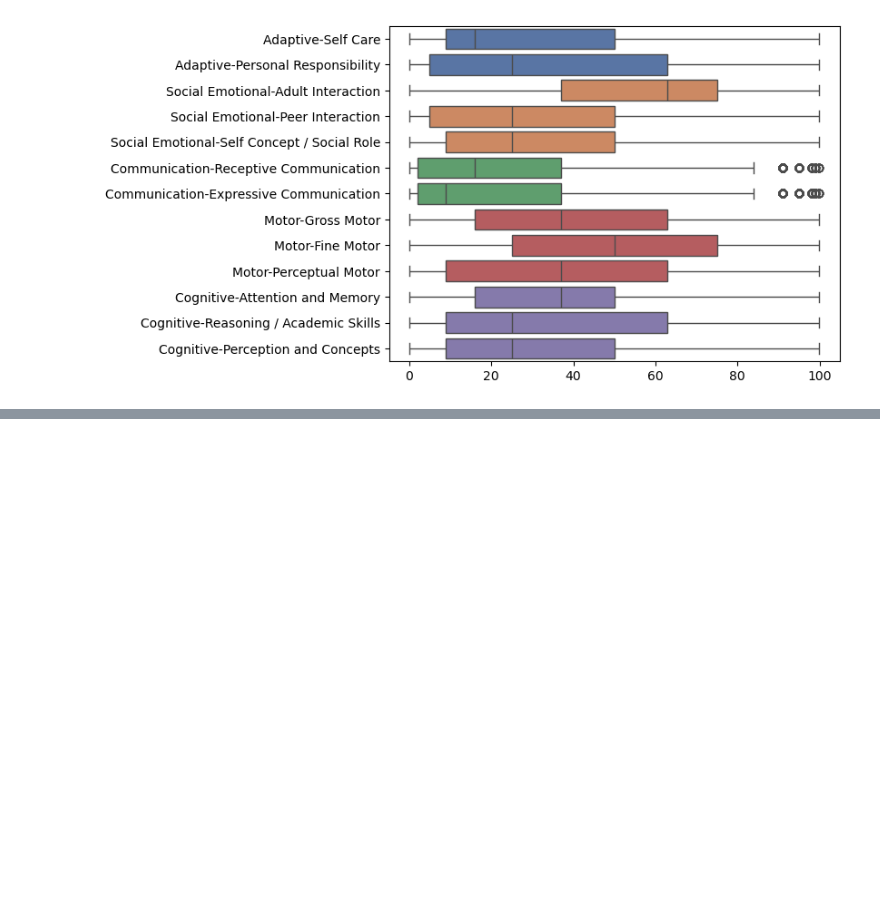
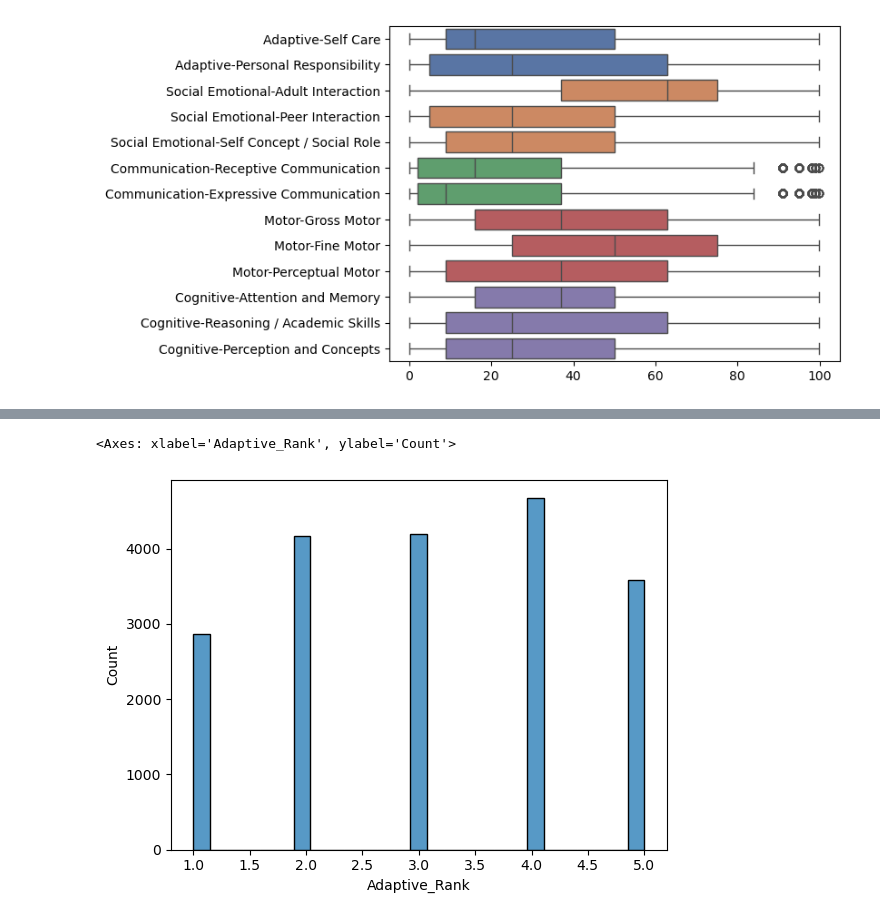
Before and after one commit to NSS-Data-Analytics-Cohort-17/partner-project-japan, a Jupyter notebook: mbutera_eda.ipynb, the cells around one changed output, grey strips where cells are left out. Drawn from its saved outputs; the diff is of its cells as text; code cells hidden in the pictures; blank space fills up the shorter version.

```diff
--- a/mbutera_eda.ipynb
+++ b/mbutera_eda.ipynb
@@ -111,11 +113,10 @@ sns.boxplot(domPR_df, orient='h', palette=colormap)
 subdomPR_col = [col for col in columns if re.match(r'.*PR', col)]
 subdomPR_df = child_df[subdomPR_col]
 
-subdomPR_col = [re.sub(r'\sPR$', '', col) for col in subdomPR_col]
-subdomPR_df.columns = subdomPR_col
+subdomPR_df.columns = [re.sub(r'\sPR$', '', col) for col in subdomPR_col]
 # %%
 subcolormap = {}
-for col in subdomPR_col:
+for col in subdomPR_df.columns:
     for dom, color in colormap.items():
         dom_str = dom.replace('-', ' ')
         if re.match(rf'^{dom_str}.*', col):
@@ -145,0 +169,3 @@ sns.boxplot(subdomPR_df, orient='h',palette=subcolormap)
+# %%
+rank_df = pd.DataFrame()
+rank_df[[dom + '_Rank' for dom in domains.keys()]] = child_df[domPR_col].rank(axis=1,ascending=False,method='min').astype('Int64')
@@ -145,0 +188,5 @@ sns.boxplot(subdomPR_df, orient='h',palette=subcolormap)
+# %%
+sns.histplot(rank_df,x='Adaptive_Rank')
+# %% [output]
+<Axes: xlabel='Adaptive_Rank', ylabel='Count'>
+[figure, added]
```
Also changed, not shown: parts of 25 cells of this notebook, 2 other files.
